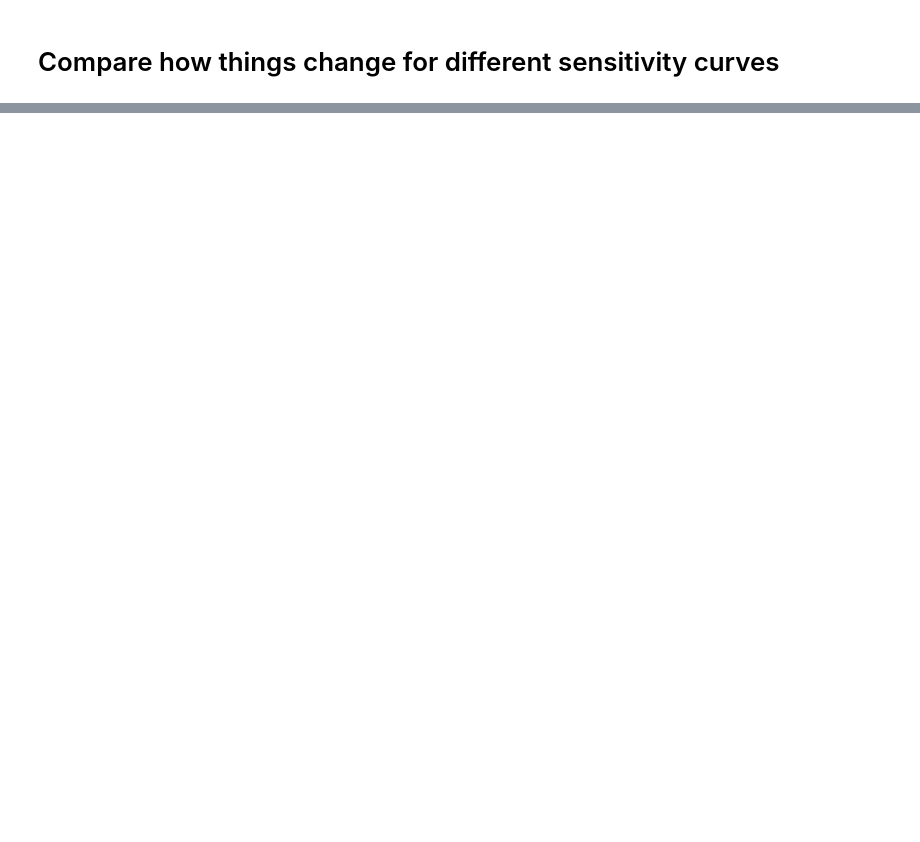
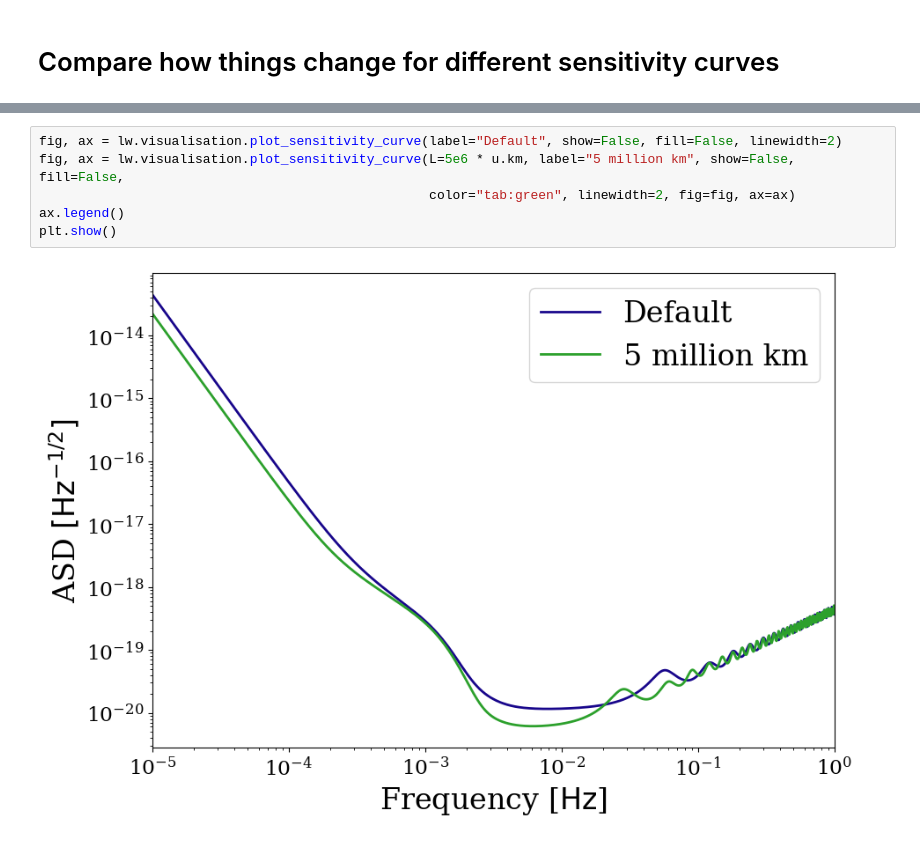
Before and after one commit to TeamLEGWORK/demo-materials, a Jupyter notebook: notebooks/psds.ipynb, the cells around one changed output, grey strips where cells are left out. Drawn from its saved outputs; the diff is of its cells as text; blank space fills up the shorter version.

```diff
--- a/notebooks/psds.ipynb
+++ b/notebooks/psds.ipynb
@@ -10,0 +27,8 @@ import astropy.units as u
+# %%
+fig, ax = lw.visualisation.plot_sensitivity_curve(label="Default", show=False, fill=False, linewidth=2)
+fig, ax = lw.visualisation.plot_sensitivity_curve(L=5e6 * u.km, label="5 million km", show=False, fill=False,
+                                                  color="tab:green", linewidth=2, fig=fig, ax=ax)
+ax.legend()
+plt.show()
+# %% [output]
+[figure, added]
```
Also changed, not shown: parts of 20 cells of this notebook.
